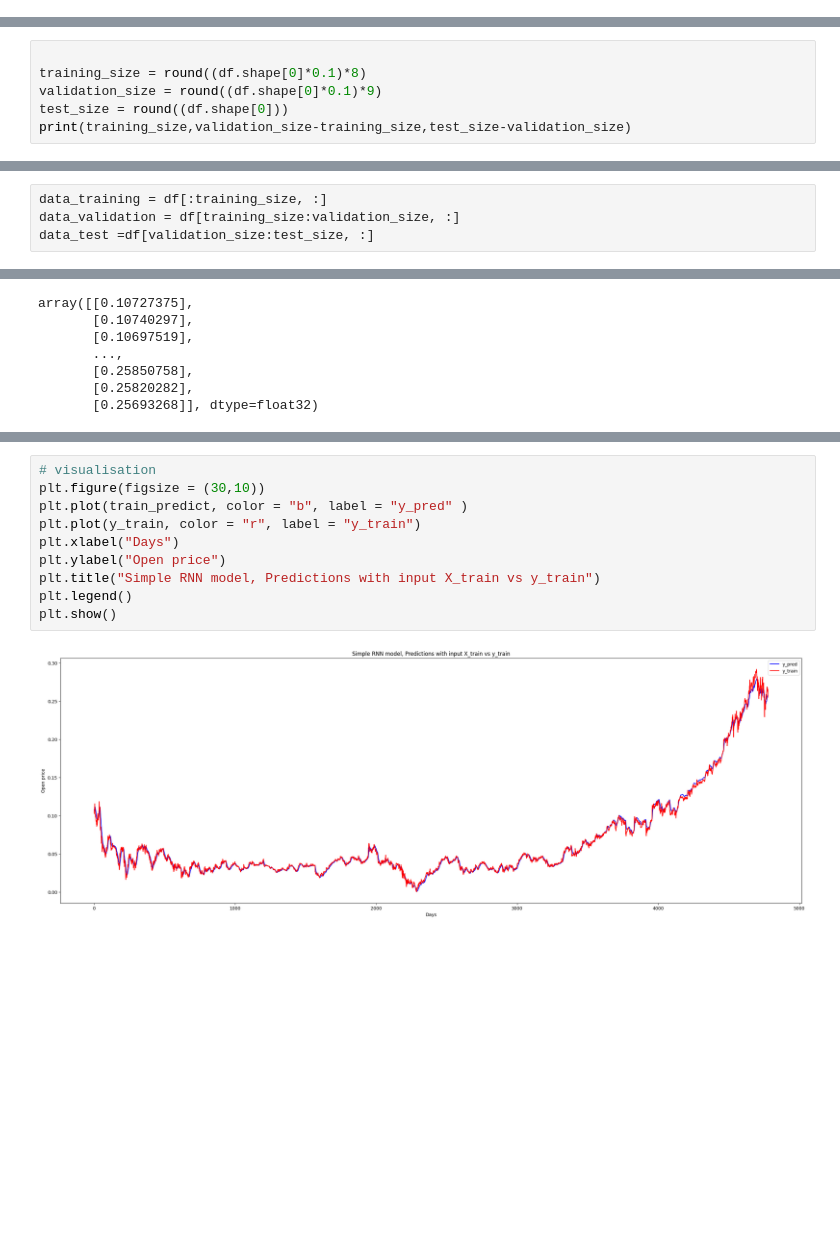
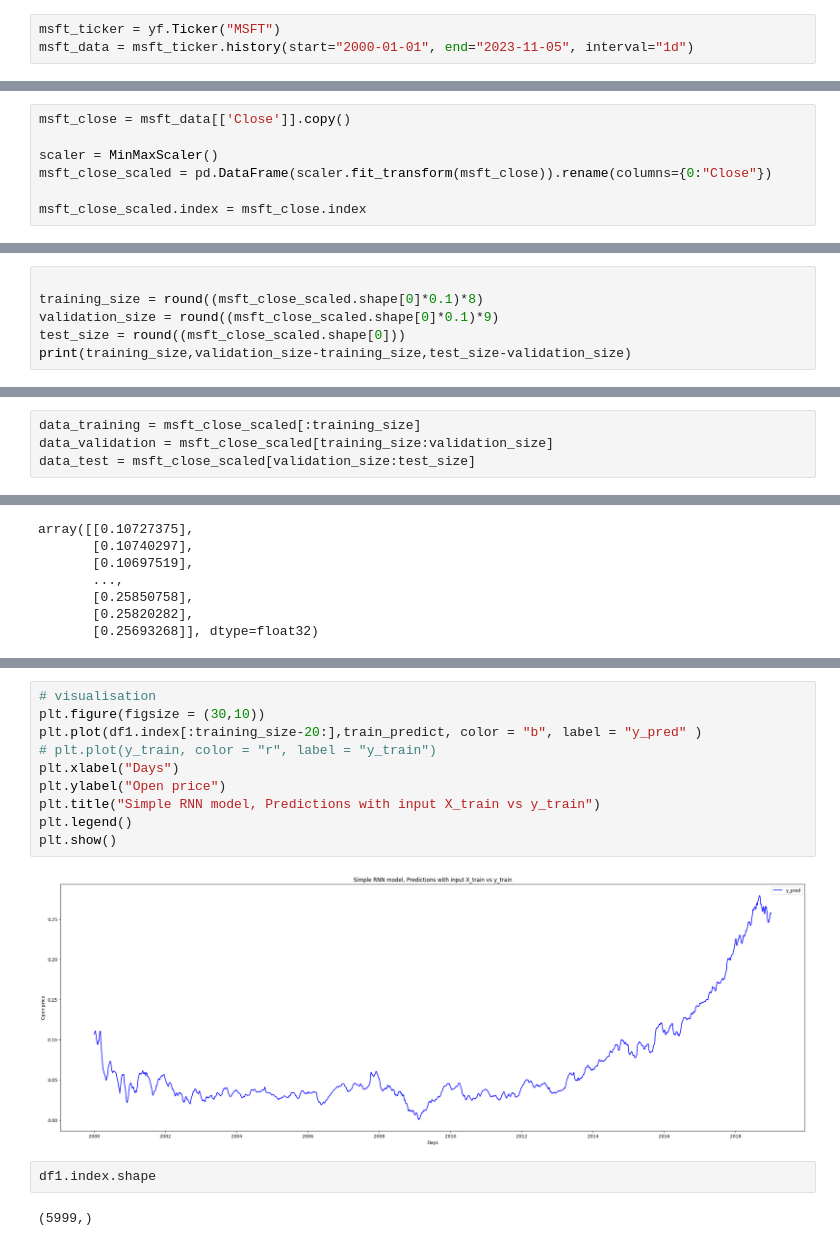
Before and after one commit to KaneZhao/deep-learning-assignments, a Jupyter notebook: assignment3/Assignment3.ipynb, the cells around one changed output, grey strips where cells are left out. Saved outputs shown, nothing was run; the diff lists cells and outputs as text; blank space fills up the shorter version.

```diff
--- a/assignment3/Assignment3.ipynb
+++ b/assignment3/Assignment3.ipynb
@@ -65,0 +20,3 @@ data.describe()
+# %%
+msft_ticker = yf.Ticker("MSFT")
+msft_data = msft_ticker.history(start="2000-01-01", end="2023-11-05", interval="1d")
@@ -105,0 +73,7 @@ df = scaler.fit_transform(np.array(df).reshape(-1,1))
+# %%
+msft_close = msft_data[['Close']].copy()
+
+scaler = MinMaxScaler()
+msft_close_scaled = pd.DataFrame(scaler.fit_transform(msft_close)).rename(columns={0:"Close"})
+
+msft_close_scaled.index = msft_close.index
@@ -106,8 +90,8 @@ df = scaler.fit_transform(np.array(df).reshape(-1,1))
 # %%
 
-training_size = round((df.shape[0]*0.1)*8)
-validation_size = round((df.shape[0]*0.1)*9)
-test_size = round((df.shape[0]))
+training_size = round((msft_close_scaled.shape[0]*0.1)*8)
+validation_size = round((msft_close_scaled.shape[0]*0.1)*9)
+test_size = round((msft_close_scaled.shape[0]))
 print(training_size,validation_size-training_size,test_size-validation_size)
 # %% [output]
 4799 600 600
@@ -114,7 +111,7 @@ print(training_size,validation_size-training_size,test_size-validation_size)
 # %%
-data_training = df[:training_size, :]
-data_validation = df[training_size:validation_size, :]
-data_test =df[validation_size:test_size, :]
+data_training = msft_close_scaled[:training_size]
+data_validation = msft_close_scaled[training_size:validation_size]
+data_test = msft_close_scaled[validation_size:test_size]
 # %%
 print(data_training.shape[0], data_validation.shape[0], data_test.shape[0])
 # %% [output]
@@ -279,12 +250,16 @@ lst
 # %%
 # visualisation
 plt.figure(figsize = (30,10))
-plt.plot(train_predict, color = "b", label = "y_pred" )
-plt.plot(y_train, color = "r", label = "y_train")
+plt.plot(df1.index[:training_size-20:],train_predict, color = "b", label = "y_pred" )
+# plt.plot(y_train, color = "r", label = "y_train")
 plt.xlabel("Days")
 plt.ylabel("Open price")
 plt.title("Simple RNN model, Predictions with input X_train vs y_train")
 plt.legend()
 plt.show()
 # %% [output]
-[figure, old version]
+[figure, new version]
+# %%
+df1.index.shape
+# %% [output]
+(5999,)
```
Also changed, not shown: parts of 22 cells of this notebook.
